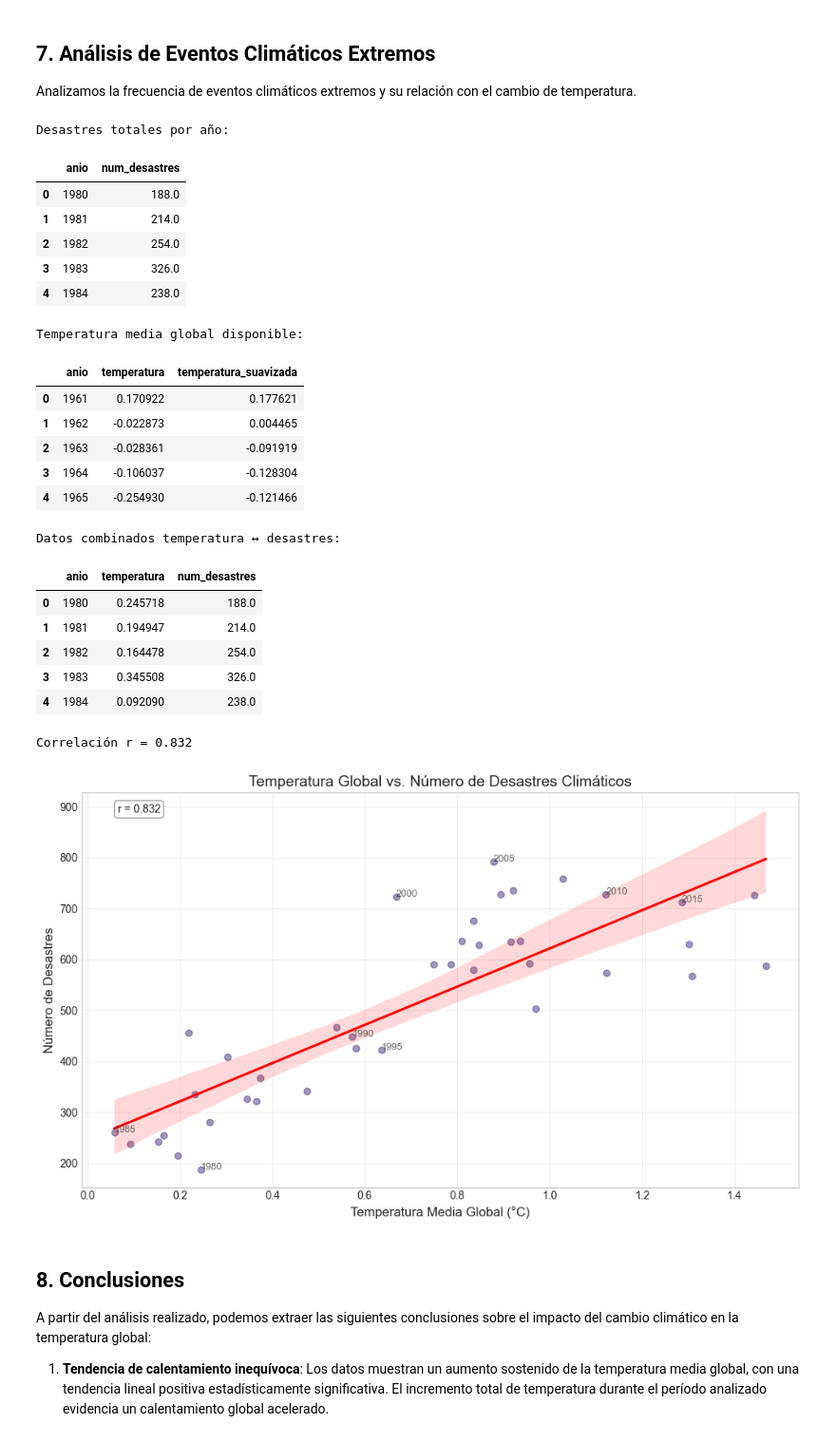
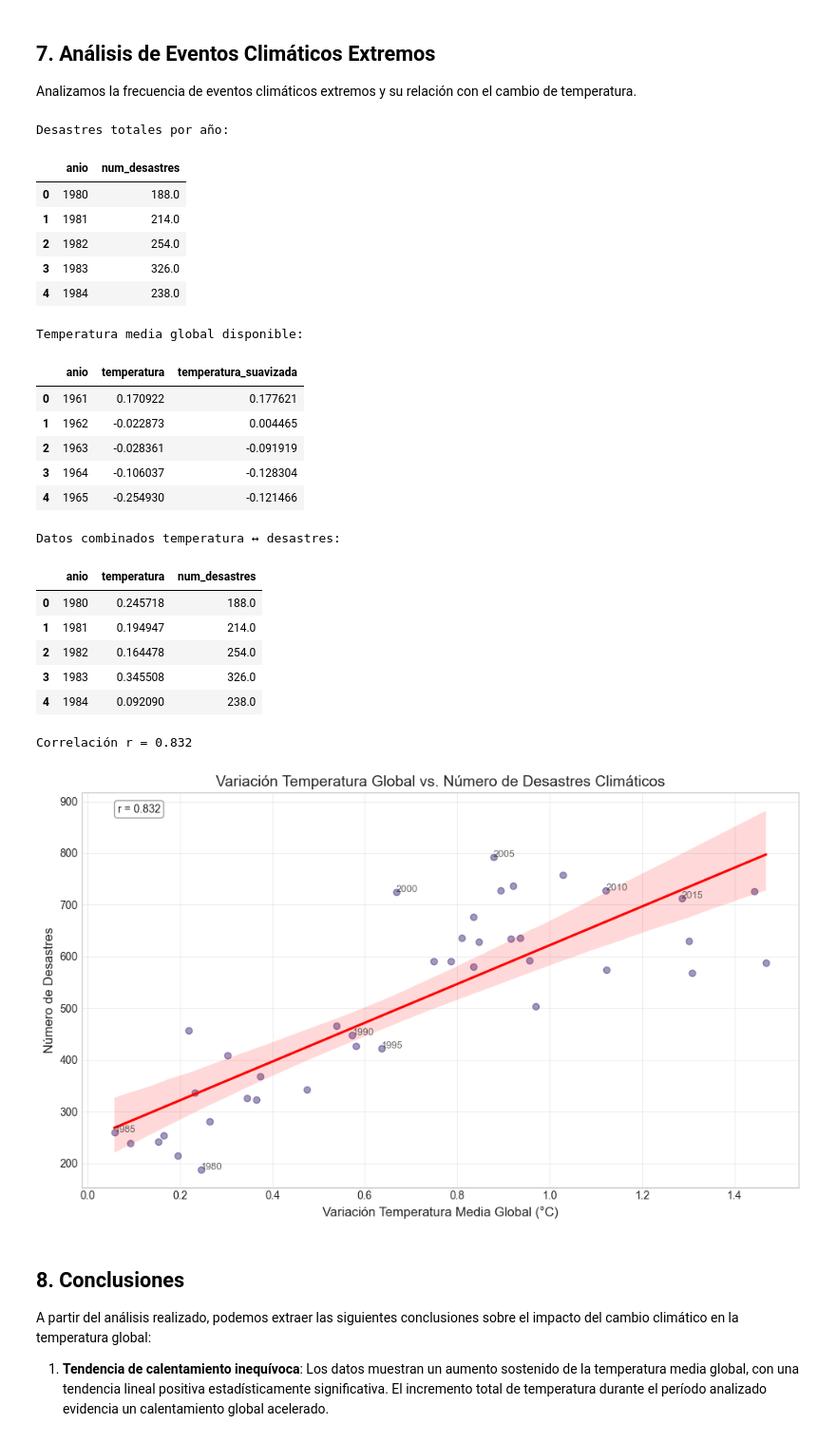
Before and after one commit to Oveer01/TFM-Cambio-Climatico, a Jupyter notebook: notebooks/analisis/02_analisis_temperatura_global.ipynb, the cells around one changed output. Shown at 95% size. Cells and saved outputs as stored; diff of their text form; code cells hidden in the pictures.

```diff
--- a/notebooks/analisis/02_analisis_temperatura_global.ipynb
+++ b/notebooks/analisis/02_analisis_temperatura_global.ipynb
@@ -474,12 +474,23 @@ display(disasters_by_type)
 
 # Visualizar la distribución de desastres por tipo
 plt.figure(figsize=(12, 6))
-sns.barplot(x=disasters_by_type.index, y=disasters_by_type.values)
-plt.title('Número Total de Desastres por Tipo', fontsize=14)
+ax = sns.barplot(
+    x=disasters_by_type.index,
+    y=disasters_by_type.values,
+    color="blue"
+)
+
+plt.title('Número Total de Desastres por Tipo (1980 -2024)', fontsize=14)
 plt.xlabel('Tipo de Desastre')
 plt.ylabel('Número de Desastres')
 plt.xticks(rotation=45)
 plt.grid(True, alpha=0.3)
+
+# Agregar valores encima de cada barra
+for i, v in enumerate(disasters_by_type.values):
+    ax.text(i, v + max(disasters_by_type.values)*0.01,
+            f"{v:,}", ha="center", va="bottom", fontsize=10, color="gray")
+
 plt.tight_layout()
 plt.show()
 # %% [output]
@@ -511,6 +593,11 @@ plt.figure(figsize=(14, 8))
 
 # Graficar datos originales
 sns.lineplot(data=temp_global, x='anio', y='temperatura', linewidth=1, alpha=0.7, color='gray', label='Datos anuales')
+
+# Añadir etiquetas de valores anuales
+for i, row in temp_global.iterrows():
+    plt.text(row['anio'], row['temperatura']+0.02, f"{row['temperatura']:.2f}",
+             ha='center', va='bottom', fontsize=8, rotation=45, color="gray")
 
 # Aplicar suavizado para visualizar tendencia
 if len(temp_global) > 11:
@@ -538,7 +625,7 @@ plt.annotate(f'Incremento total: {incremento_total:.2f}°C',
 
 plt.xlabel('Año')
 plt.ylabel('Temperatura Media Global (°C)')
-plt.title('Evolución de la Temperatura Media Global', fontsize=16)
+plt.title('Variación de la Temperatura Media Global', fontsize=16)
 plt.grid(True, alpha=0.3)
 plt.legend()
 plt.tight_layout()
@@ -614,41 +955,41 @@ for _, row in df_combined.iterrows():
             int(row['anio']), fontsize=9, alpha=0.7
         )
 
-plt.title('Temperatura Global vs. Número de Desastres Climáticos')
-plt.xlabel('Temperatura Media Global (°C)')
+plt.title('Variación Temperatura Global vs. Número de Desastres Climáticos')
+plt.xlabel('Variación Temperatura Media Global (°C)')
 plt.ylabel('Número de Desastres')
 plt.annotate(
     f'r = {corr:.3f}',
     xy=(0.05,0.95), xycoords='axes fraction',
     bbox=dict(boxstyle='round,pad=0.3', fc='white', ec='gray', alpha=0.8)
 )
 plt.grid(alpha=0.3)
 plt.tight_layout()
 plt.show()
 # %% [output]
 Desastres totales por año:
 |  | anio | num_desastres |
 | 0 | 1980 | 188.0 |
 | 1 | 1981 | 214.0 |
 | 2 | 1982 | 254.0 |
 | 3 | 1983 | 326.0 |
 | 4 | 1984 | 238.0 |
 Temperatura media global disponible:
 |  | anio | temperatura | temperatura_suavizada |
 | 0 | 1961 | 0.170922 | 0.177621 |
 | 1 | 1962 | -0.022873 | 0.004465 |
 | 2 | 1963 | -0.028361 | -0.091919 |
 | 3 | 1964 | -0.106037 | -0.128304 |
 | 4 | 1965 | -0.254930 | -0.121466 |
 Datos combinados temperatura ↔ desastres:
 |  | anio | temperatura | num_desastres |
 | 0 | 1980 | 0.245718 | 188.0 |
 | 1 | 1981 | 0.194947 | 214.0 |
 | 2 | 1982 | 0.164478 | 254.0 |
 | 3 | 1983 | 0.345508 | 326.0 |
 | 4 | 1984 | 0.092090 | 238.0 |
 Correlación r = 0.832
-[figure, old version]
+[figure, new version]
 # %% [markdown]
 ## 8. Conclusiones
 
```
Also changed, not shown: parts of 7 cells of this notebook, 27 other files.
